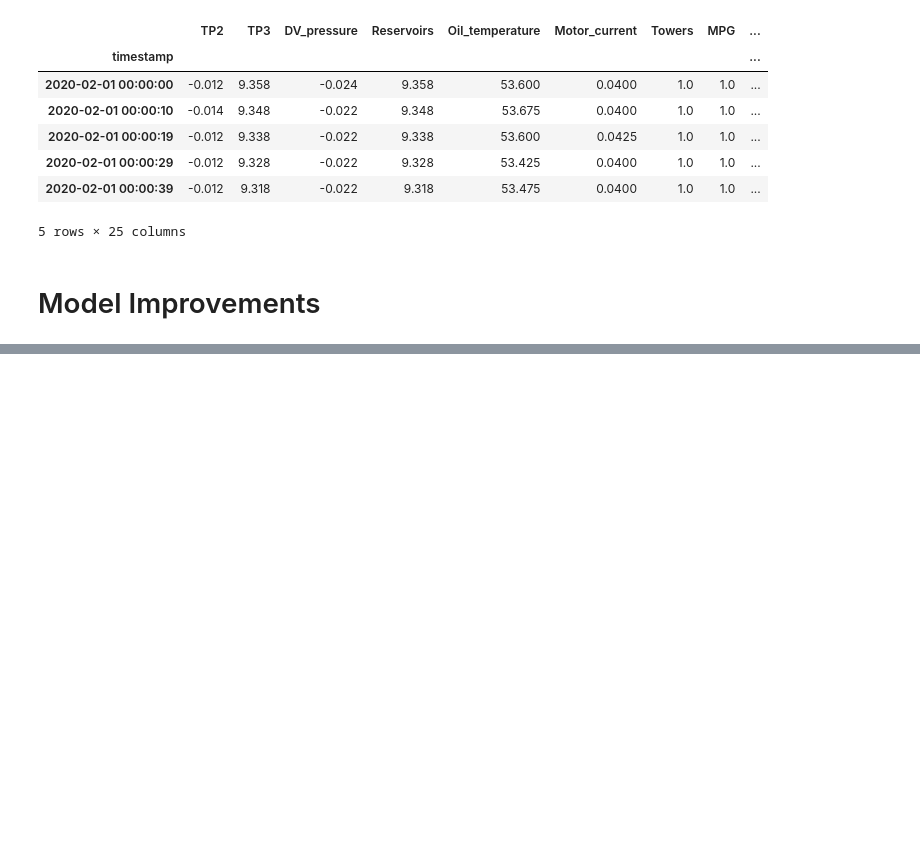
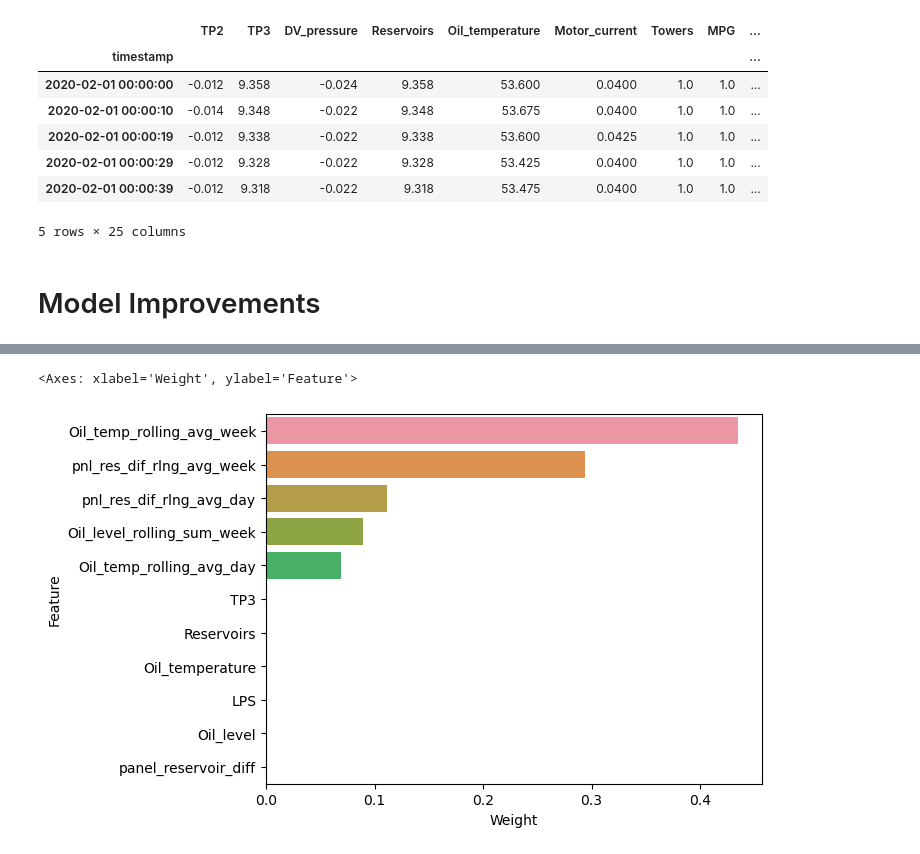
Before and after one commit to Dave-Codes/Predictive-Maintenance, a Jupyter notebook: predictive-maintenance-metropt-3.ipynb, the cells around one changed output, grey strips where cells are left out. Drawn from its saved outputs; the diff is of its cells as text; code cells hidden in the pictures; blank space fills up the shorter version.

```diff
--- a/predictive-maintenance-metropt-3.ipynb
+++ b/predictive-maintenance-metropt-3.ipynb
@@ -622,10 +633,10 @@ model_with_dt.head()
 # Model Improvements
 # %%
 # Creating the X data from the pertinent columns of the model ready dataframe
-X2 = model_with_dt[['TP3','Reservoirs','LPS','Oil_level', 'Oil_level_rolling_sum_week','Oil_temperature','Oil_temp_rolling_avg_day','Oil_temp_rolling_avg_week', 'panel_reservoir_diff','pnl_res_dif_rlng_avg_day','pnl_res_dif_rlng_avg_week','Oil_temp_rolling_avg_week']]
+X2 = model_with_dt[['TP3','Reservoirs','LPS','Oil_level', 'Oil_level_rolling_sum_week','Oil_temperature','Oil_temp_rolling_avg_day','Oil_temp_rolling_avg_week', 'panel_reservoir_diff','pnl_res_dif_rlng_avg_day','pnl_res_dif_rlng_avg_week']]
 
 # Declaring the target column of pre_fail_hour as the y or target data
-y2 = model_with_dt['hour']
+y2 = model_with_dt['week']
 
 # Splitting the data into training and testing, stratifying by the y variable of pre_fail_hour as it has greatly imbalanced class distribution
 X_train2, X_test2, y_train2, y_test2 = train_test_split(X2, y2, test_size=0.3, stratify=y2)
@@ -658,24 +664,0 @@ The precision is still very low as the model over-predicts for the positive clas
-# %%
-# Instantiating a scikit-learn Logistic Regression model with class weights set to counteract the imbalanced target classes
-logreg_2 = LogisticRegression(random_state=17, class_weight={True:1000, False:1})
-
-# Fitting the model with the training data
-logreg_2.fit(X_train2, y_train2)
-
-# Predicting target values from the test data
-y_pred2 = logreg_2.predict(X_test2)
-
-# Accessing the feature_importances of the model after fitting
-feature_importances = pd.DataFrame(data={"Feature": X2.columns, "Importance": logreg_2.coef_[0]}).sort_values(by='Importance')
-
-# Calculating and printing model evaluation metrics
-print("Accuracy:", accuracy_score(y_test2, y_pred2))
-print("Precision:", precision_score(y_test2, y_pred2))
-print("Recall:", recall_score(y_test2, y_pred2))
-print("F1 Score:", f1_score(y_test2, y_pred2, average='weighted'))
-
-# Plotting the feature importances as a bar chart
-plt.bar(feature_importances["Feature"], feature_importances["Importance"])
-plt.xticks(rotation=90)
-plt.title("Influence of Features on Near Failure Status")
-plt.show()
@@ -736,0 +719,9 @@ print(y_test2.sum())
+# %%
+important_features = pd.DataFrame(data=zip(X2.columns, xgb_model2.feature_importances_), columns=["Feature","Weight"])
+
+
+
+sns.barplot(data=important_features, x="Weight",y="Feature", order=important_features.sort_values("Weight", ascending=False).Feature)
+# %% [output]
+<Axes: xlabel='Weight', ylabel='Feature'>
+[figure, added]
```
Also changed, not shown: parts of 18 cells of this notebook.
